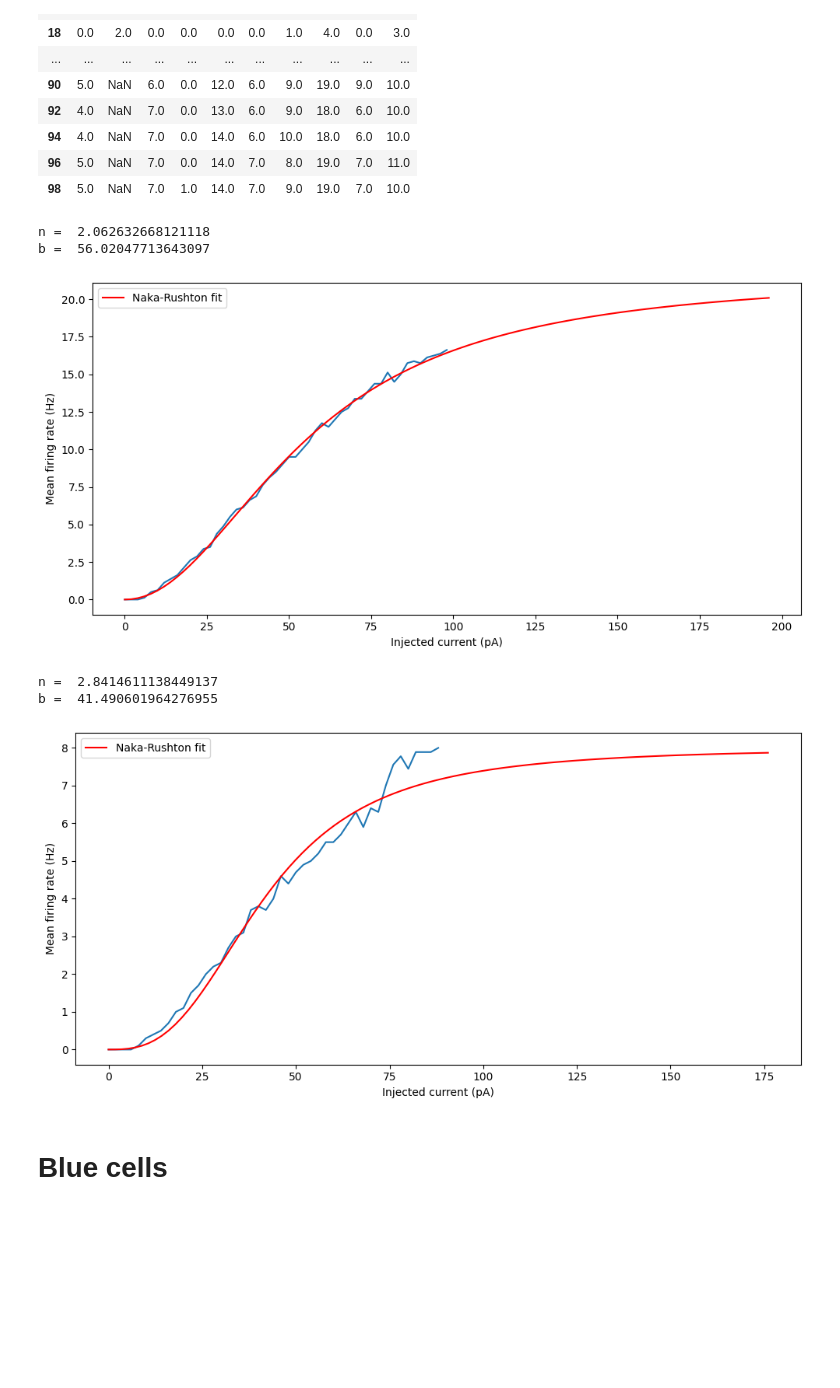
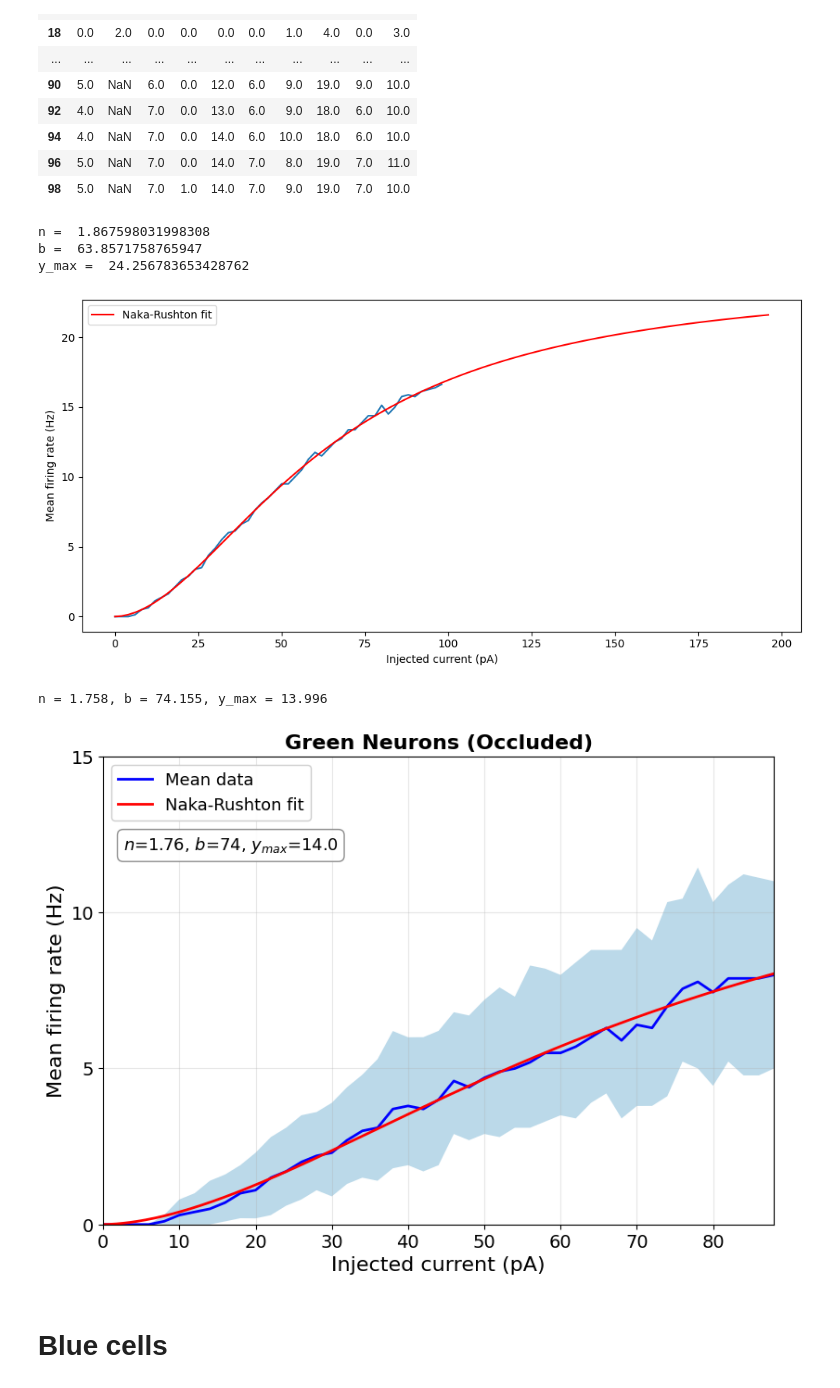
Before and after one commit to hizakim/4th_yr_project, a Jupyter notebook: TTFinal_report_a_n_fitting_occluded.ipynb, the cells around one changed output. Cells and saved outputs as stored; diff of their text form; code cells hidden in the pictures; blank space fills up the shorter version.

```diff
--- a/TTFinal_report_a_n_fitting_occluded.ipynb
+++ b/TTFinal_report_a_n_fitting_occluded.ipynb
@@ -320,14 +321,14 @@ df_plot = df_green_unperturbed.drop(columns=['B.4', 'D.1'])
 x = np.asarray(df_plot.index, dtype=float)
 y = np.asarray(df_plot.mean(axis=1), dtype=float)
 
-def nr_full(x, n, b):
-    x = x / b
-    return nr(x, n) * y.max() * 1.3
+def nr_full(x, n, b, y_max):
+    return nr(x / b, n) * y_max
 
-fit_params, _ = curve_fit(nr_full, x, y, p0=[3, 200])
+fit_params, _ = curve_fit(nr_full, x, y, p0=[3, 200, y.max()])
 
 print("n = ", fit_params[0])
 print("b = ", fit_params[1])
+print("y_max = ", fit_params[2])
 ax = df_plot.mean(axis=1).plot(figsize=(10, 5))
 ax.set_xlabel('Injected current (pA)')
 ax.set_ylabel('Mean firing rate (Hz)')
@@ -339,36 +340,68 @@ ax.legend()
 plt.tight_layout()
 plt.show()
 # %% [output]
-n =  2.062632668121118
-b =  56.02047713643097
+n =  1.867598031998308
+b =  63.8571758765947
+y_max =  24.256783653428762
-[figure, old version]
+[figure, new version]
 # %%
+FS_TITLE, FS_LABEL, FS_TICK, FS_LEG, FS_PARAM = 16, 16, 14, 13, 13
+param_bbox = dict(boxstyle='round,pad=0.35', facecolor='white', edgecolor='gray', alpha=0.9)
+
 df_plot = df_green_occluded.iloc[:-5]
 x = np.asarray(df_plot.index, dtype=float)
 y = np.asarray(df_plot.mean(axis=1), dtype=float)
 
-def nr_full(x, n, b):
-    x = x / b
-    return nr(x, n) * y.max()
+def nr_full(x, n, b, y_max):
+    return nr(x / b, n) * y_max
 
-fit_params, _ = curve_fit(nr_full, x, y, p0=[3, 200])
-print("n = ", fit_params[0])
-print("b = ", fit_params[1])
-ax = df_plot.mean(axis=1).plot(figsize=(10, 5))
-ax.set_xlabel('Injected current (pA)')
-ax.set_ylabel('Mean firing rate (Hz)')
+fit_params, _ = curve_fit(nr_full, x, y, p0=[3, 200, y.max()], maxfev=8000)
+print(f"n = {fit_params[0]:.3f}, b = {fit_params[1]:.3f}, y_max = {fit_params[2]:.3f}")
 
-# plot fit
-x_fit = np.linspace(x.min(), 2*x.max(), 100)
+x_fit = np.linspace(x.min(), x.max(), 300)
 y_fit = nr_full(x_fit, *fit_params)
-ax.plot(x_fit, y_fit, 'r-', label='Naka-Rushton fit')
-ax.legend()
-plt.tight_layout()
+
+fig, ax = plt.subplots(figsize=(8, 6))
+df_long = (
+    df_plot.reset_index(names='current')
+    .melt(id_vars='current', var_name='cell', value_name='firing_rate')
+)
+sns.lineplot(
+    data=df_long, x='current', y='firing_rate', ax=ax,
+    color='blue', linewidth=2, errorbar=('ci', 95), err_style='band',
+    err_kws=dict(facecolor='#9ecae1', alpha=0.7, edgecolor='none'),
+    label='Mean data',
+)
+ax.plot(x_fit, y_fit, color='red', linewidth=2, label='Naka-Rushton fit')
+
+ax.set_title('Green Neurons (Occluded)', fontsize=FS_TITLE, fontweight='bold')
+ax.set_xlim(0, x.max())
+y_upper = max(ax.dataLim.ymax, y_fit.max()) * 1.05
+y_upper = np.ceil(y_upper / 5) * 5
+ax.set_yticks(np.arange(0, y_upper + 1, 5))
+ax.set_ylim(0, y_upper)
+ax.set_xlabel('Injected current (pA)', fontsize=FS_LABEL)
+ax.set_ylabel('Mean firing rate (Hz)', fontsize=FS_LABEL)
+ax.tick_params(axis='both', labelsize=FS_TICK)
+ax.grid(True, alpha=0.3)
+
+param_text = (
+    f'$n$={fit_params[0]:.2f}, $b$={fit_params[1]:.0f}, '
+    f'$y_{{max}}$={fit_params[2]:.1f}'
+)
+leg = ax.legend(loc='upper left', fontsize=FS_LEG, framealpha=0.95)
+fig.canvas.draw()
+param_y = leg.get_window_extent().transformed(ax.transAxes.inverted()).y0 - 0.02
+ax.text(
+    0.03, param_y, param_text, transform=ax.transAxes,
+    fontsize=FS_PARAM, va='top', ha='left', bbox=param_bbox,
+)
+
+plt.tight_layout(pad=0.6)
 plt.show()
 # %% [output]
-n =  2.8414611138449137
-b =  41.490601964276955
+n = 1.758, b = 74.155, y_max = 13.996
-[figure, old version]
+[figure, new version]
 # %% [markdown]
 # Blue cells
 # %%
```
Also changed, not shown: parts of 2 cells of this notebook, 33 other files.
